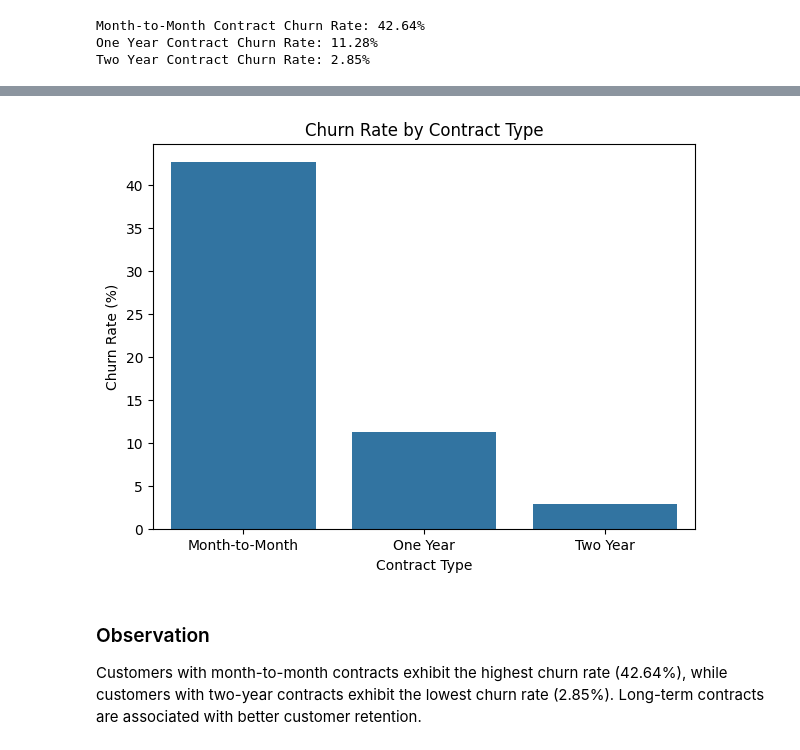
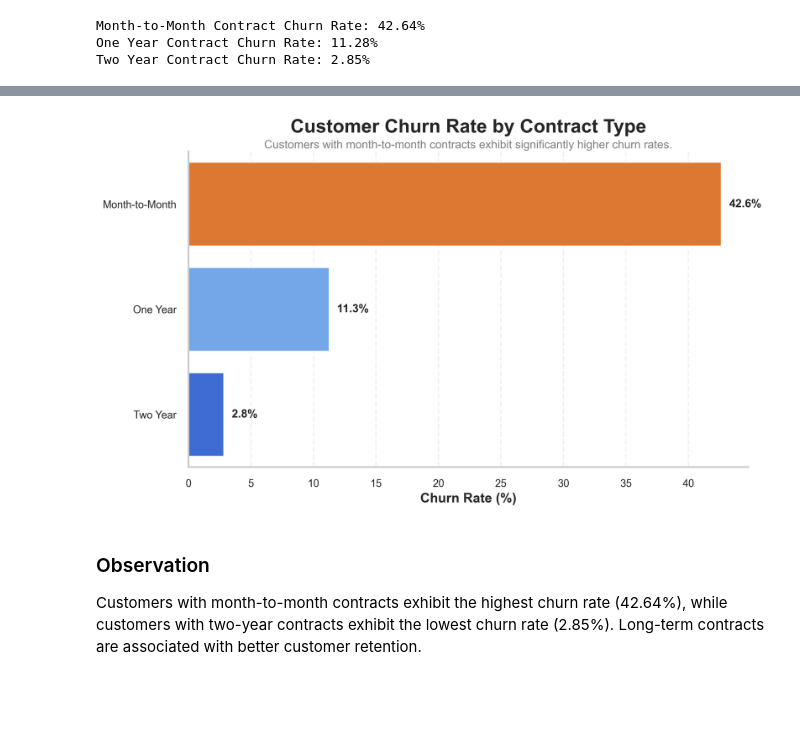
Before and after one commit to jagadeesh-labs/Meritshot-Internship, a Jupyter notebook: TASK-2/customer_churn_prediction.ipynb, the cells around one changed output, grey strips where cells are left out. Drawn from its saved outputs; the diff is of its cells as text; code cells hidden in the pictures; blank space fills up the shorter version.

```diff
--- a/TASK-2/customer_churn_prediction.ipynb
+++ b/TASK-2/customer_churn_prediction.ipynb
@@ -329,19 +414,90 @@ contract_churn = pd.DataFrame({
     ]
 })
 
-# Visualize churn rate by contract type
-plt.figure(figsize=(7,5))
-
-sns.barplot(
-    data=contract_churn,
-    x="Contract Type",
-    y="Churn Rate"
+# Sort for better visual storytelling
+contract_churn = contract_churn.sort_values(
+    by="Churn Rate",
+    ascending=False
 )
 
-plt.title("Churn Rate by Contract Type")
-plt.xlabel("Contract Type")
-plt.ylabel("Churn Rate (%)")
+# Create figure
+plt.figure(figsize=(10, 6))
 
-plt.savefig("images/churn_rate_by_contract.png", bbox_inches="tight")
+# Create horizontal barplot
+ax = sns.barplot(
+    data=contract_churn,
+    y="Contract Type",
+    x="Churn Rate",
+    palette=["#F97316", "#60A5FA", "#2563EB"]
+)
+
+# Add percentage labels
+for p in ax.patches:
+    width = p.get_width()
+
+    ax.annotate(
+        f"{width:.1f}%",
+        (
+            width,
+            p.get_y() + p.get_height()/2
+        ),
+        fontsize=12,
+        fontweight="bold",
+        va="center",
+        xytext=(8,0),
+        textcoords="offset points"
+    )
+
+# Title
+plt.title(
+    "Customer Churn Rate by Contract Type",
+    fontsize=20,
+    fontweight="bold",
+    pad=20
+)
+
+# Subtitle
+plt.text(
+    0.5,
+    1.01,
+    "Customers with month-to-month contracts exhibit significantly higher churn rates.",
+    transform=ax.transAxes,
+    ha="center",
+    fontsize=12,
+    color="gray"
+)
+
+# Labels
+plt.xlabel(
+    "Churn Rate (%)",
+    fontsize=14,
+    fontweight="bold"
+)
+
+plt.ylabel(
+    "",
+    fontsize=14
+)
+
+# Grid
+plt.grid(
+    axis="x",
+    linestyle="--",
+    alpha=0.25
+)
+
+# Remove unnecessary borders
+sns.despine()
+
+# Improve spacing
+plt.tight_layout()
+
+# Save high quality image
+plt.savefig(
+    "images/churn_rate_by_contract.png",
+    dpi=300,
+    bbox_inches="tight"
+)
+
 plt.show()
 # %% [output]
@@ -348,4 +507,4 @@ plt.show()
-[figure, old version]
+[figure, new version]
 # %% [markdown]
 ### Observation
 
```
Also changed, not shown: parts of 9 cells of this notebook, 10 other files.
